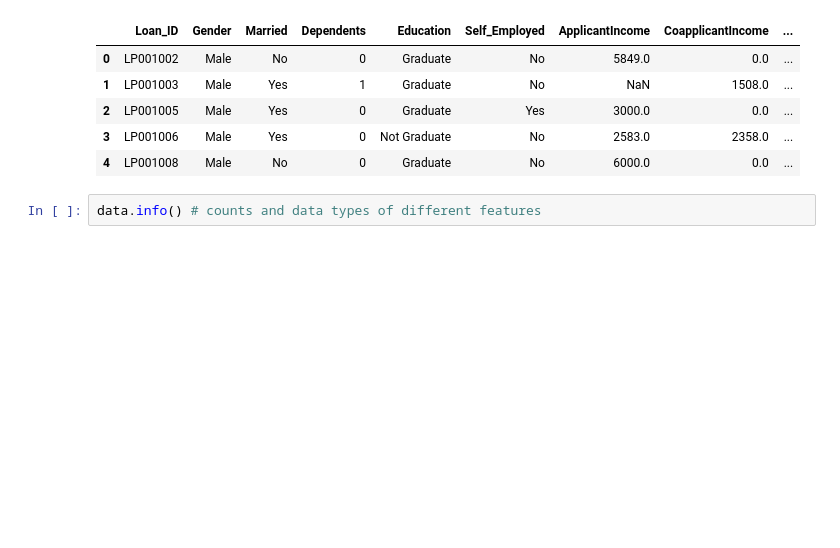
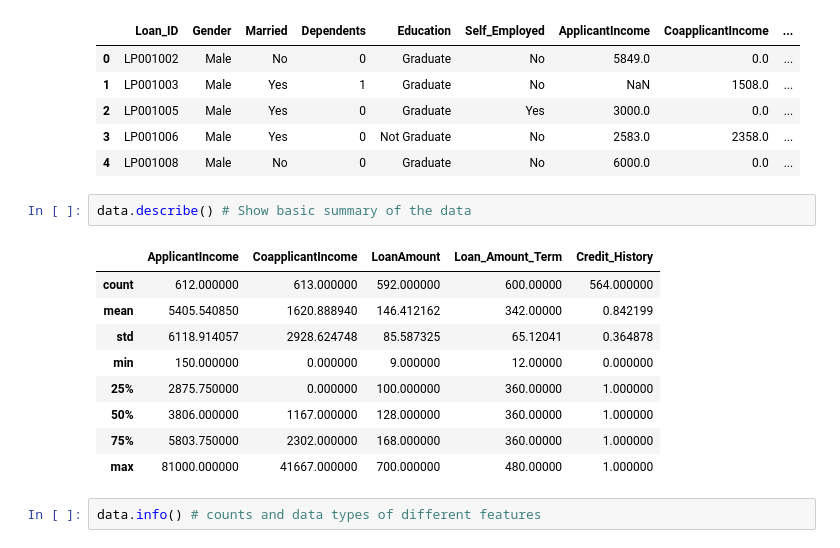
Before and after one commit to LoneCoder21/Loan-Eligibility, a Jupyter notebook: loaneligibility.ipynb, the cells around one changed output. Saved outputs shown, nothing was run; the diff lists cells and outputs as text; blank space fills up the shorter version.

```diff
--- a/loaneligibility.ipynb
+++ b/loaneligibility.ipynb
@@ -15,6 +15,18 @@ data.head() # show only a few tuples to get an idea of the dataset
 | 2 | LP001005 | Male | Yes | 0 | Graduate | Yes | 3000.0 | 0.0 | ... |
 | 3 | LP001006 | Male | Yes | 0 | Not Graduate | No | 2583.0 | 2358.0 | ... |
 | 4 | LP001008 | Male | No | 0 | Graduate | No | 6000.0 | 0.0 | ... |
+# %%
+data.describe() # Show basic summary of the data
+# %% [output]
+|  | ApplicantIncome | CoapplicantIncome | LoanAmount | Loan_Amount_Term | Credit_History |
+| count | 612.000000 | 613.000000 | 592.000000 | 600.00000 | 564.000000 |
+| mean | 5405.540850 | 1620.888940 | 146.412162 | 342.00000 | 0.842199 |
+| std | 6118.914057 | 2928.624748 | 85.587325 | 65.12041 | 0.364878 |
+| min | 150.000000 | 0.000000 | 9.000000 | 12.00000 | 0.000000 |
+| 25% | 2875.750000 | 0.000000 | 100.000000 | 360.00000 | 1.000000 |
+| 50% | 3806.000000 | 1167.000000 | 128.000000 | 360.00000 | 1.000000 |
+| 75% | 5803.750000 | 2302.000000 | 168.000000 | 360.00000 | 1.000000 |
+| max | 81000.000000 | 41667.000000 | 700.000000 | 480.00000 | 1.000000 |
 # %%
 data.info() # counts and data types of different features
 # %% [output]
```
Also changed, not shown: parts of 9 cells of this notebook.
